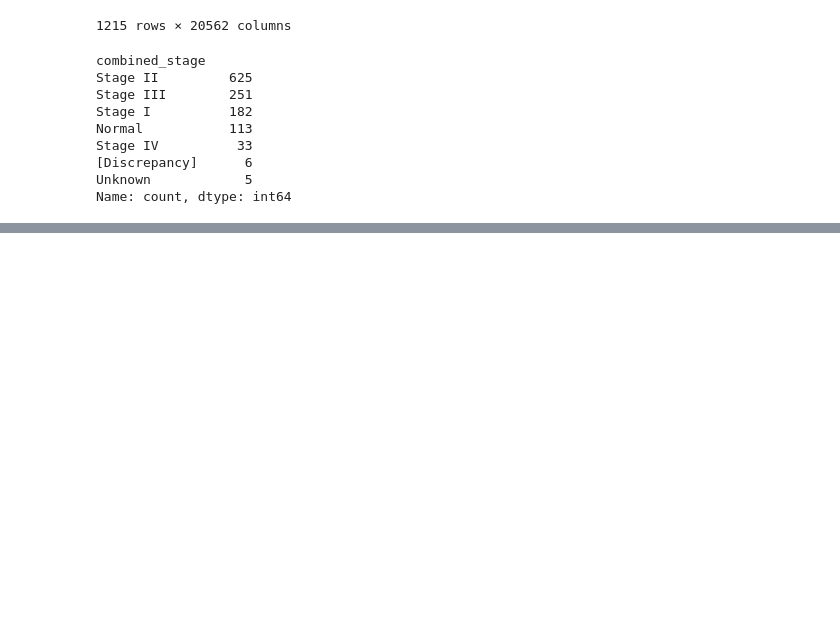
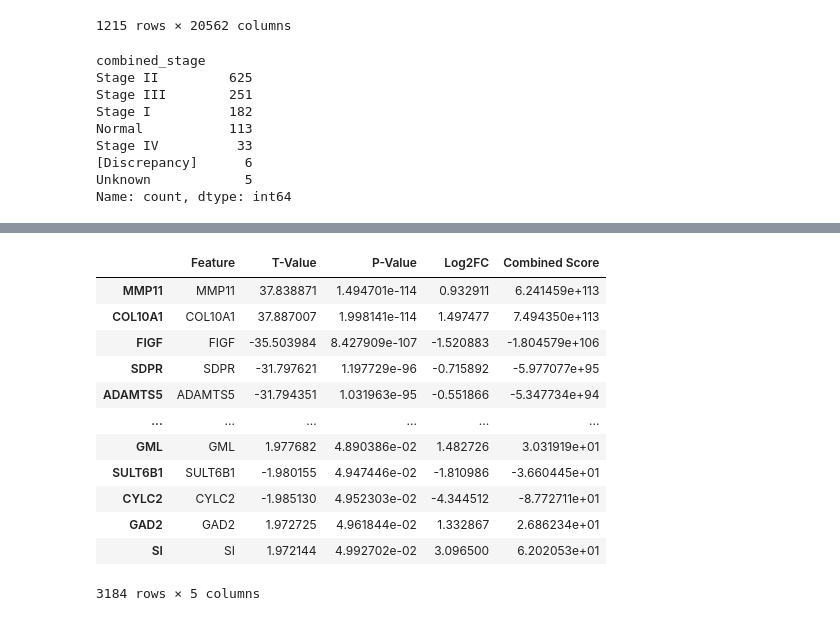
Before and after one commit to Neermita18/Multi-Omics-Breast-Cancer-BITS-Pilani, a Jupyter notebook: Early_stage_breast_cancer_biomarkers.ipynb, the cells around one changed output, grey strips where cells are left out. Drawn from its saved outputs; the diff is of its cells as text; code cells hidden in the pictures; blank space fills up the shorter version.

```diff
--- a/Early_stage_breast_cancer_biomarkers.ipynb
+++ b/Early_stage_breast_cancer_biomarkers.ipynb
@@ -216,0 +228,29 @@ stage1_vs_stage2_results['T-Test Results']
+# %%
+def thresh(df):
+    logfc_threshold = 0.5
+    pval_threshold = 0.05
+
+    # Filter genes
+    filtered_genes = df[
+        (abs(df['Log2FC']) >= logfc_threshold) &  # Magnitude of log fold change
+        (df['P-Value'] <= pval_threshold)       # Significance threshold
+    ]
+    return filtered_genes
+# %%
+stage1_vs_normal_results=thresh(stage1_vs_normal_results['T-Test Results'])
+# %%
+stage1_vs_normal_results
+# %% [output]
+|  | Feature | T-Value | P-Value | Log2FC | Combined Score |
+| MMP11 | MMP11 | 37.838871 | 1.494701e-114 | 0.932911 | 6.241459e+113 |
+| COL10A1 | COL10A1 | 37.887007 | 1.998141e-114 | 1.497477 | 7.494350e+113 |
+| FIGF | FIGF | -35.503984 | 8.427909e-107 | -1.520883 | -1.804579e+106 |
+| SDPR | SDPR | -31.797621 | 1.197729e-96 | -0.715892 | -5.977077e+95 |
+| ADAMTS5 | ADAMTS5 | -31.794351 | 1.031963e-95 | -0.551866 | -5.347734e+94 |
+| ... | ... | ... | ... | ... | ... |
+| GML | GML | 1.977682 | 4.890386e-02 | 1.482726 | 3.031919e+01 |
+| SULT6B1 | SULT6B1 | -1.980155 | 4.947446e-02 | -1.810986 | -3.660445e+01 |
+| CYLC2 | CYLC2 | -1.985130 | 4.952303e-02 | -4.344512 | -8.772711e+01 |
+| GAD2 | GAD2 | 1.972725 | 4.961844e-02 | 1.332867 | 2.686234e+01 |
+| SI | SI | 1.972144 | 4.992702e-02 | 3.096500 | 6.202053e+01 |
+3184 rows × 5 columns
```
Also changed, not shown: parts of 35 cells of this notebook.
